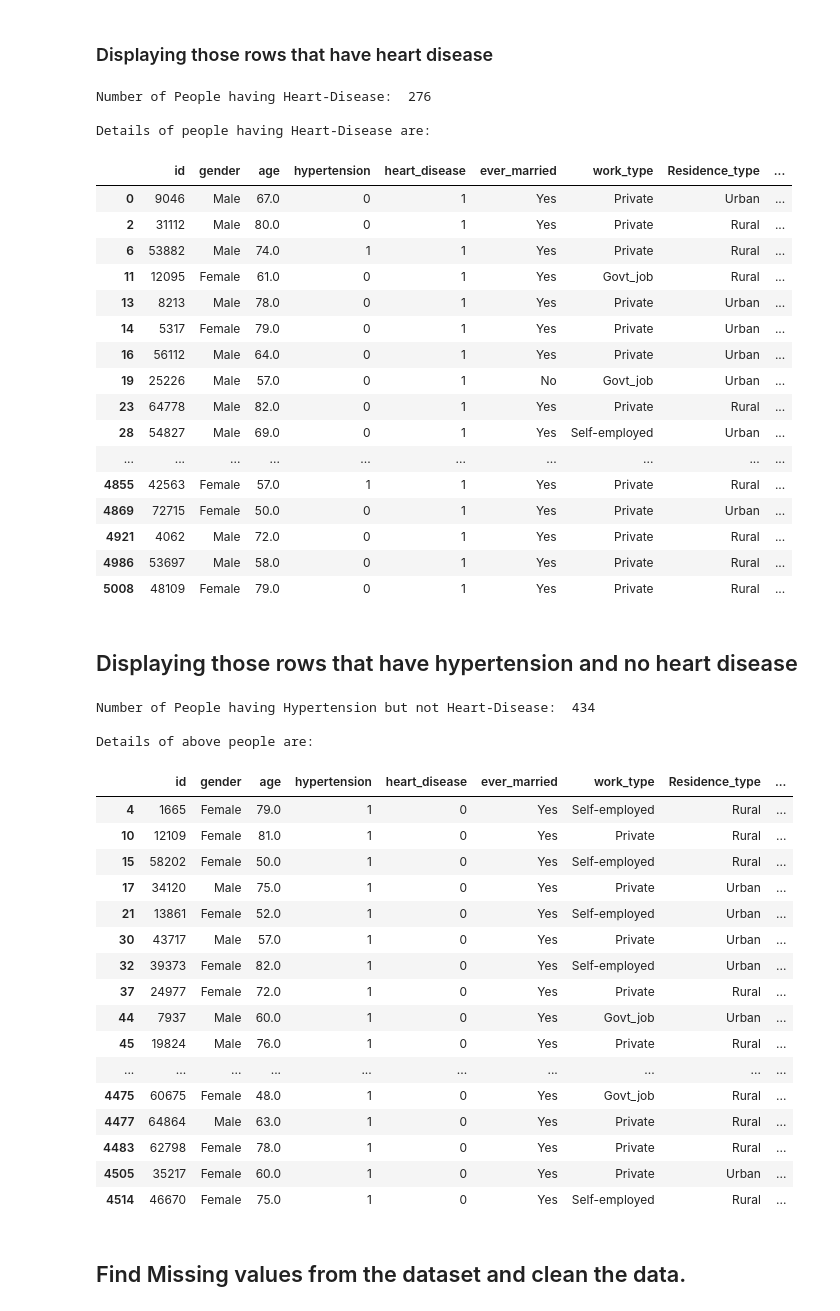
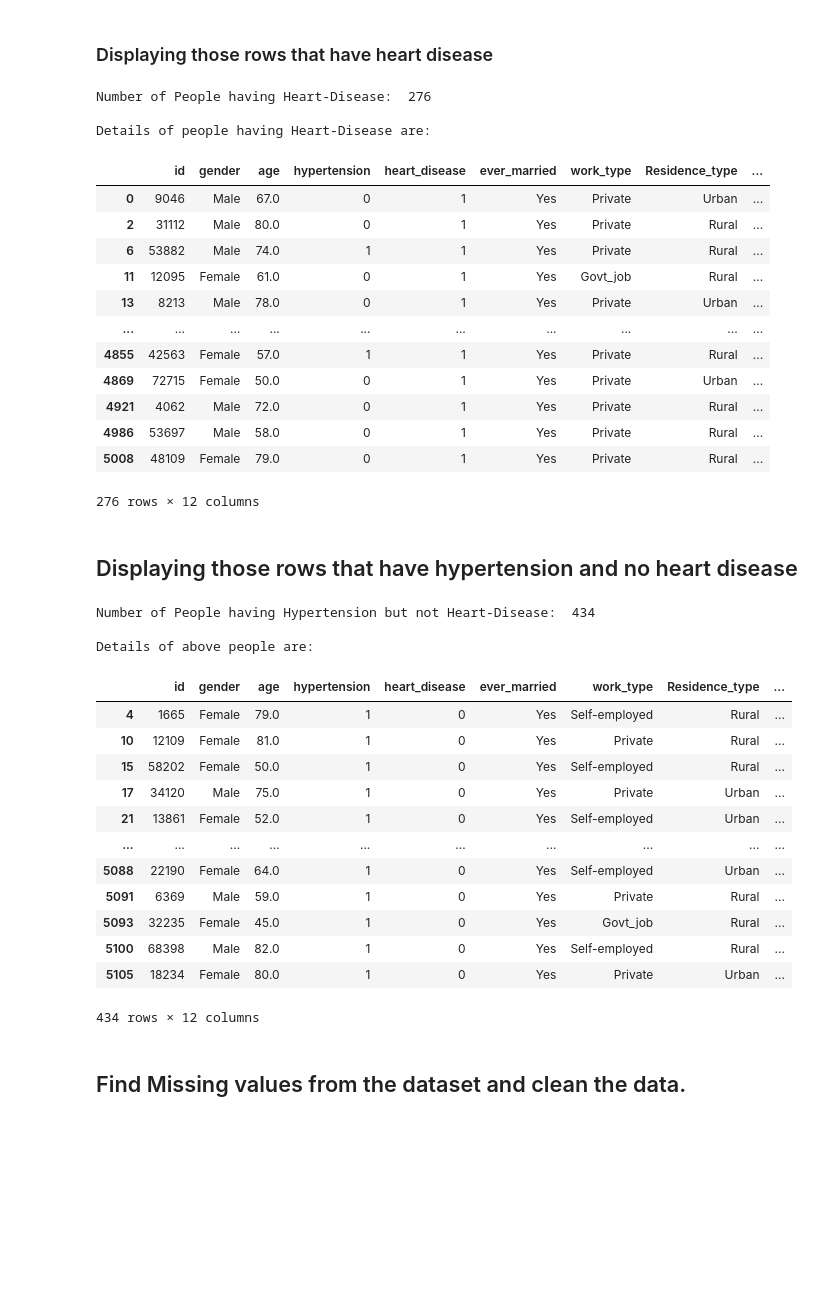
Before and after one commit to Virendra9824/Data-Science-From-Celebal, a Jupyter notebook: Tasks/Week-5/T2_Data_Cleaning and_Preprocessing.ipynb, the cells around one changed output. Drawn from its saved outputs; the diff is of its cells as text; code cells hidden in the pictures; blank space fills up the shorter version.

```diff
--- a/Tasks/Week-5/T2_Data_Cleaning and_Preprocessing.ipynb
+++ b/Tasks/Week-5/T2_Data_Cleaning and_Preprocessing.ipynb
@@ -21,35 +21,31 @@ df.shape
 # %% [markdown]
 ### Displaying those rows that have heart disease
 # %%
-pd.set_option('display.max_rows', 800)
+# pd.set_option('display.max_rows', 800)
 
 filt = (df['heart_disease']==1)
 
 print("\nNumber of People having Heart-Disease: ", df[filt].shape[0])
 print("\nDetails of people having Heart-Disease are: ")
 
 df[filt]
 # %% [output]
 Number of People having Heart-Disease:  276
 
 Details of people having Heart-Disease are:
 |  | id | gender | age | hypertension | heart_disease | ever_married | work_type | Residence_type | ... |
 | 0 | 9046 | Male | 67.0 | 0 | 1 | Yes | Private | Urban | ... |
 | 2 | 31112 | Male | 80.0 | 0 | 1 | Yes | Private | Rural | ... |
 | 6 | 53882 | Male | 74.0 | 1 | 1 | Yes | Private | Rural | ... |
 | 11 | 12095 | Female | 61.0 | 0 | 1 | Yes | Govt_job | Rural | ... |
 | 13 | 8213 | Male | 78.0 | 0 | 1 | Yes | Private | Urban | ... |
-| 14 | 5317 | Female | 79.0 | 0 | 1 | Yes | Private | Urban | ... |
-| 16 | 56112 | Male | 64.0 | 0 | 1 | Yes | Private | Urban | ... |
-| 19 | 25226 | Male | 57.0 | 0 | 1 | No | Govt_job | Urban | ... |
-| 23 | 64778 | Male | 82.0 | 0 | 1 | Yes | Private | Rural | ... |
-| 28 | 54827 | Male | 69.0 | 0 | 1 | Yes | Self-employed | Urban | ... |
 | ... | ... | ... | ... | ... | ... | ... | ... | ... | ... |
 | 4855 | 42563 | Female | 57.0 | 1 | 1 | Yes | Private | Rural | ... |
 | 4869 | 72715 | Female | 50.0 | 0 | 1 | Yes | Private | Urban | ... |
 | 4921 | 4062 | Male | 72.0 | 0 | 1 | Yes | Private | Rural | ... |
 | 4986 | 53697 | Male | 58.0 | 0 | 1 | Yes | Private | Rural | ... |
 | 5008 | 48109 | Female | 79.0 | 0 | 1 | Yes | Private | Rural | ... |
+276 rows × 12 columns
 # %% [markdown]
 ## Displaying those rows that have hypertension and no heart disease
 # %%
@@ -70,17 +66,13 @@ Details of above people are:
 | 15 | 58202 | Female | 50.0 | 1 | 0 | Yes | Self-employed | Rural | ... |
 | 17 | 34120 | Male | 75.0 | 1 | 0 | Yes | Private | Urban | ... |
 | 21 | 13861 | Female | 52.0 | 1 | 0 | Yes | Self-employed | Urban | ... |
-| 30 | 43717 | Male | 57.0 | 1 | 0 | Yes | Private | Urban | ... |
-| 32 | 39373 | Female | 82.0 | 1 | 0 | Yes | Self-employed | Urban | ... |
-| 37 | 24977 | Female | 72.0 | 1 | 0 | Yes | Private | Rural | ... |
-| 44 | 7937 | Male | 60.0 | 1 | 0 | Yes | Govt_job | Urban | ... |
-| 45 | 19824 | Male | 76.0 | 1 | 0 | Yes | Private | Rural | ... |
 | ... | ... | ... | ... | ... | ... | ... | ... | ... | ... |
-| 4475 | 60675 | Female | 48.0 | 1 | 0 | Yes | Govt_job | Rural | ... |
-| 4477 | 64864 | Male | 63.0 | 1 | 0 | Yes | Private | Rural | ... |
-| 4483 | 62798 | Female | 78.0 | 1 | 0 | Yes | Private | Rural | ... |
-| 4505 | 35217 | Female | 60.0 | 1 | 0 | Yes | Private | Urban | ... |
-| 4514 | 46670 | Female | 75.0 | 1 | 0 | Yes | Self-employed | Rural | ... |
+| 5088 | 22190 | Female | 64.0 | 1 | 0 | Yes | Self-employed | Urban | ... |
+| 5091 | 6369 | Male | 59.0 | 1 | 0 | Yes | Private | Rural | ... |
+| 5093 | 32235 | Female | 45.0 | 1 | 0 | Yes | Govt_job | Rural | ... |
+| 5100 | 68398 | Male | 82.0 | 1 | 0 | Yes | Self-employed | Rural | ... |
+| 5105 | 18234 | Female | 80.0 | 1 | 0 | Yes | Private | Urban | ... |
+434 rows × 12 columns
 # %% [markdown]
 ## Find Missing values from the dataset and clean the data.
 # %%
```
Also changed, not shown: parts of 1 cell of this notebook.
